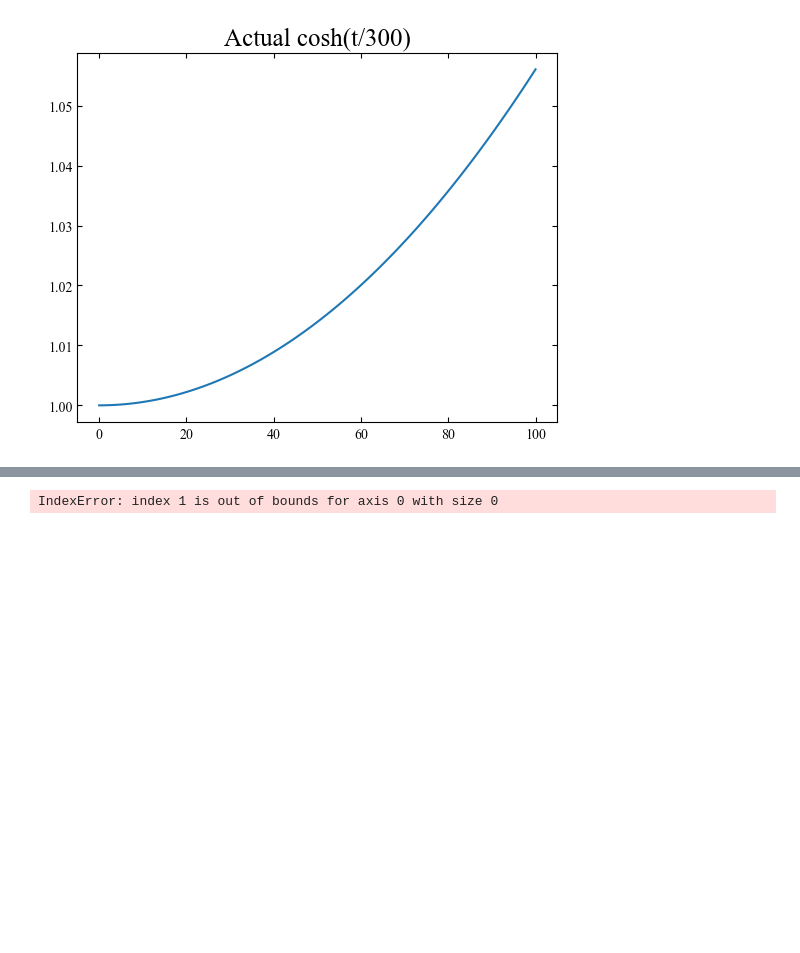
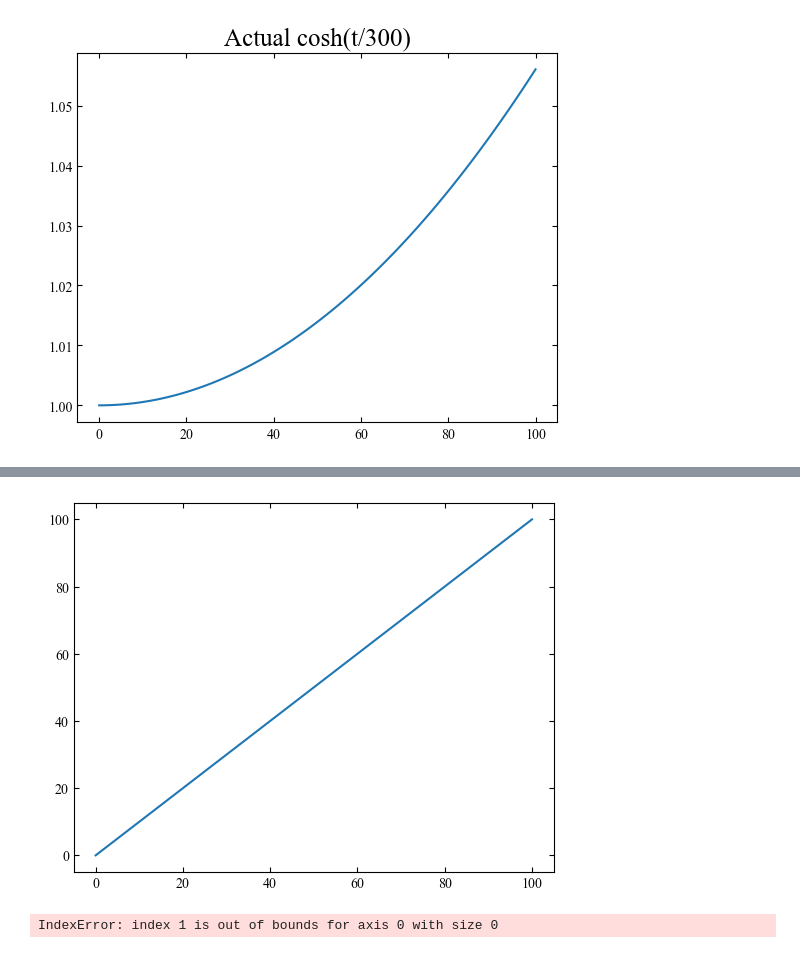
Before and after one commit to Quantum-Dynamics/edgecraft, a Jupyter notebook: PoC_copy.ipynb, the cells around one changed output, grey strips where cells are left out. Cells and saved outputs as stored; diff of their text form; code cells hidden in the pictures; blank space fills up the shorter version.

```diff
--- a/PoC_copy.ipynb
+++ b/PoC_copy.ipynb
@@ -912,3 +927,16 @@ plt.show()
+# %%
+#Not working at the moment
+
+L=0
+def integrand(input:float):
+    return np.exp(Phi(input))
+def x_plus_in(x_plus:float)->float:
+    return scipy.integrate.quad(integrand,0,x_plus)[0]
+vectorized_x_plus_in=np.vectorize(x_plus_in)
+plt.plot(y,vectorized_x_plus_in(y))
+plt.show()
+# %% [output]
+[figure, added]
 # %%
 edge_yWidth = np.array(edge_yWidth)
 gate_potential = np.arange(0, frames) * E_gate_step
```
Also changed, not shown: parts of 2 cells of this notebook.
